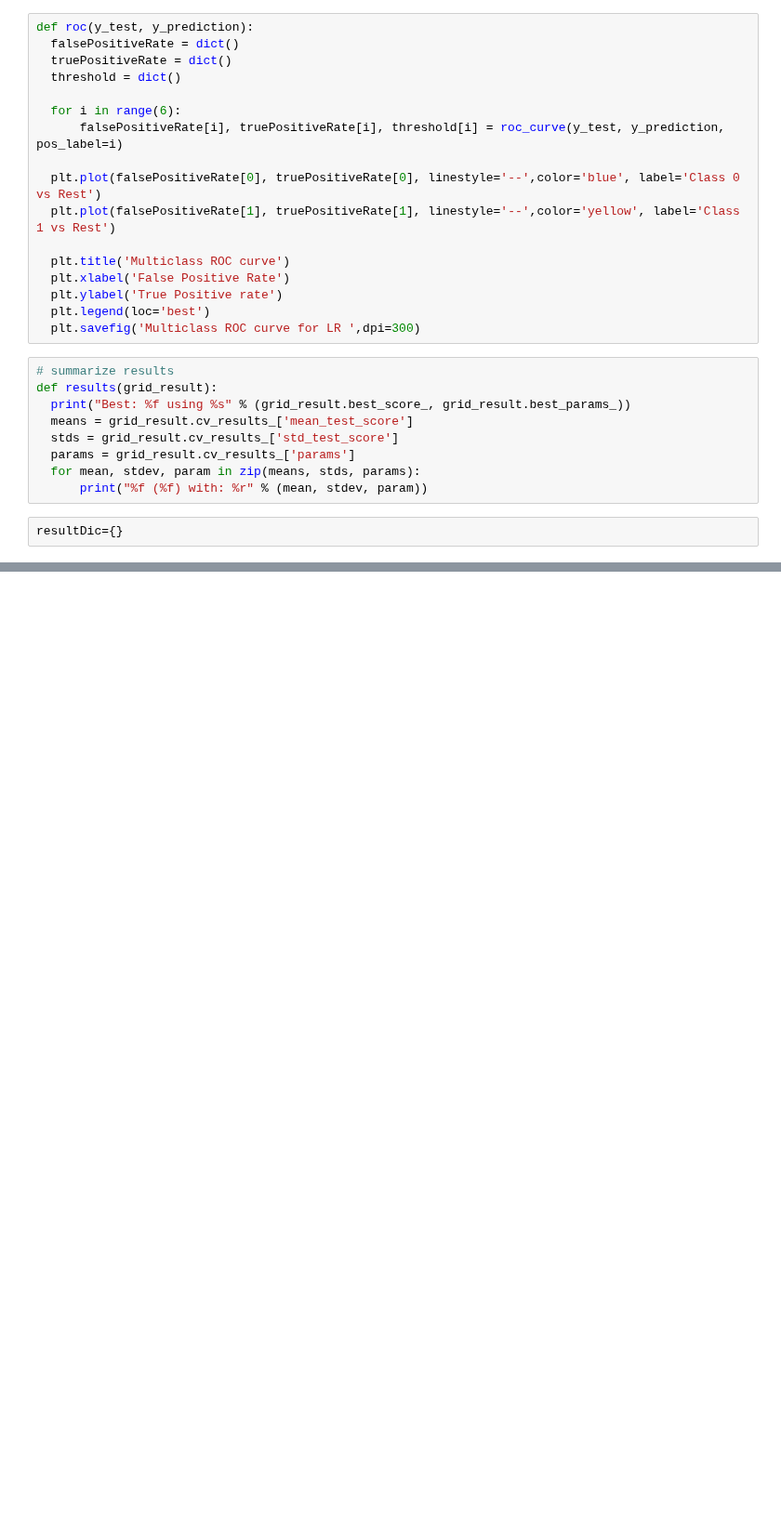
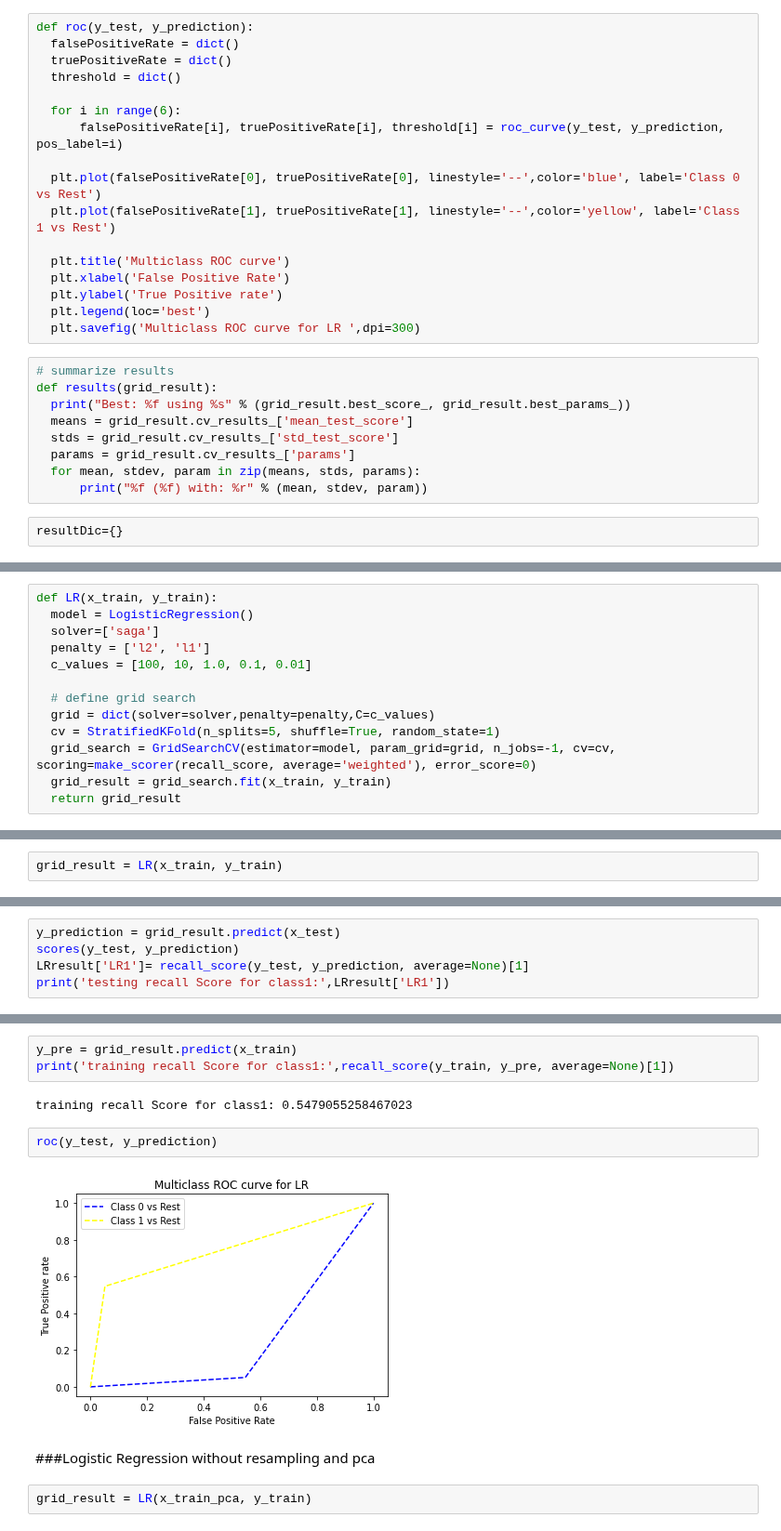
Before and after one commit to divya-medarametla/CMPE-255-Credit_Hazard-Forecasting, a Jupyter notebook: CMPE_255_Final.ipynb, the cells around one changed output, grey strips where cells are left out. Shown at 93% size. Drawn from its saved outputs; the diff is of its cells as text; blank space fills up the shorter version.

Commit message:
Logistic regression with gridsearchCV implementation, LR on no resampling data and its PCA variation.

```diff
--- a/CMPE_255_Final.ipynb
+++ b/CMPE_255_Final.ipynb
@@ -630,0 +633,13 @@ resultDic={}
+# %%
+def LR(x_train, y_train):
+  model = LogisticRegression()
+  solver=['saga']
+  penalty = ['l2', 'l1']
+  c_values = [100, 10, 1.0, 0.1, 0.01]
+
+  # define grid search
+  grid = dict(solver=solver,penalty=penalty,C=c_values)
+  cv = StratifiedKFold(n_splits=5, shuffle=True, random_state=1)
+  grid_search = GridSearchCV(estimator=model, param_grid=grid, n_jobs=-1, cv=cv, scoring=make_scorer(recall_score, average='weighted'), error_score=0)
+  grid_result = grid_search.fit(x_train, y_train)
+  return grid_result
@@ -630,0 +650,2 @@ resultDic={}
+# %%
+grid_result = LR(x_train, y_train)
@@ -630,0 +666,5 @@ resultDic={}
+# %%
+y_prediction = grid_result.predict(x_test)
+scores(y_test, y_prediction)
+LRresult['LR1']= recall_score(y_test, y_prediction, average=None)[1]
+print('testing recall Score for class1:',LRresult['LR1'])
@@ -630,0 +692,13 @@ resultDic={}
+# %%
+y_pre = grid_result.predict(x_train)
+print('training recall Score for class1:',recall_score(y_train, y_pre, average=None)[1])
+# %% [output]
+training recall Score for class1: 0.5479055258467023
+# %%
+roc(y_test, y_prediction)
+# %% [output]
+[figure, added]
+# %% [markdown]
+###Logistic Regression without resampling and pca
+# %%
+grid_result = LR(x_train_pca, y_train)
```
Also changed, not shown: parts of 9 cells of this notebook.
